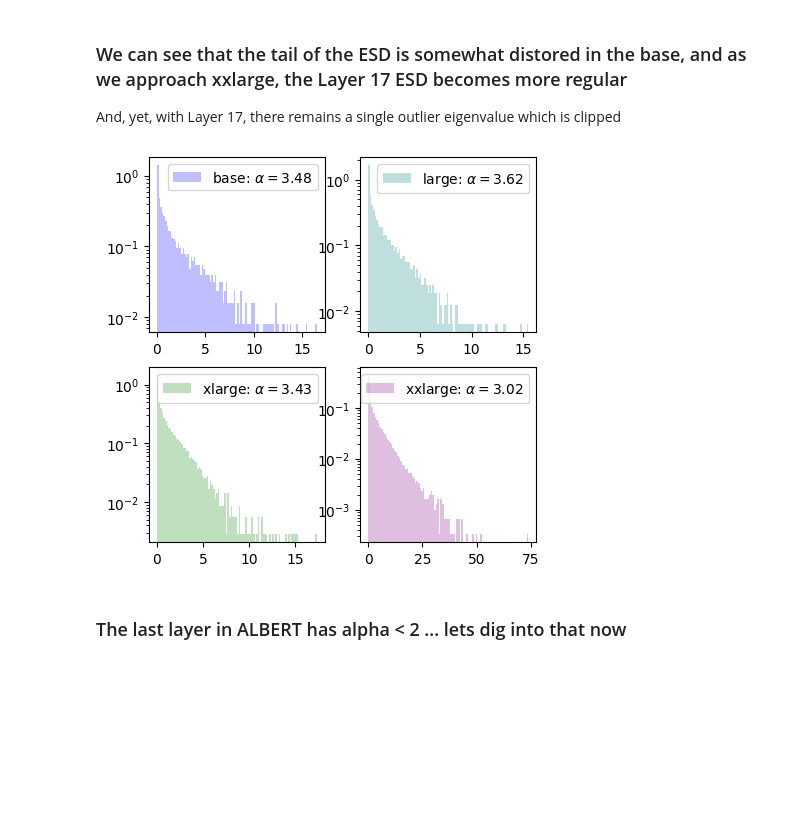
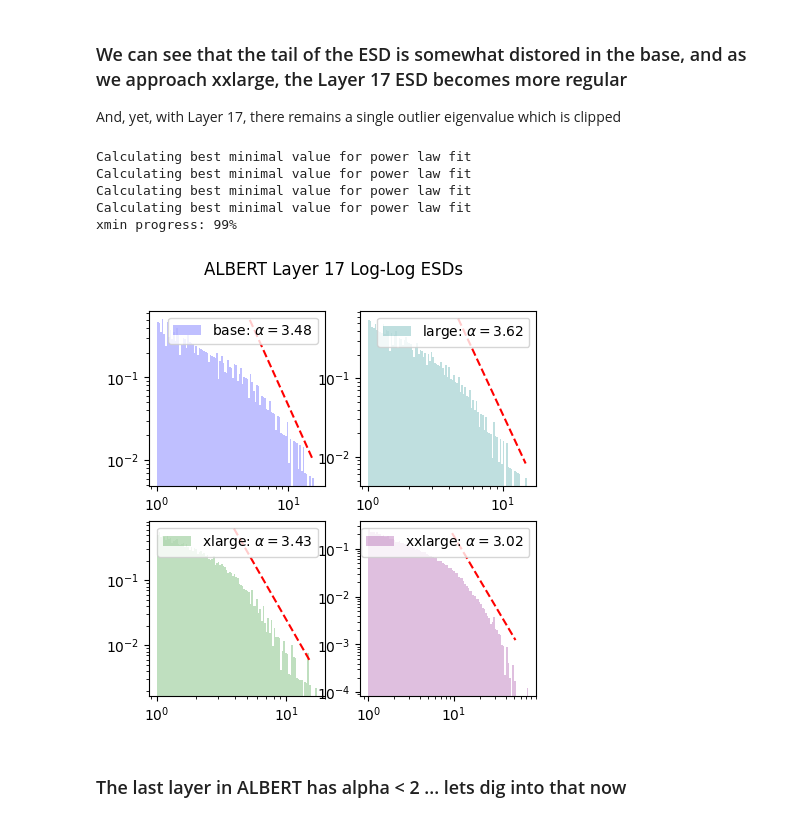
Before and after one commit to CalculatedContent/WeightWatcher, a Jupyter notebook: examples/WW-Albert.ipynb, the cells around one changed output. Saved outputs shown, nothing was run; the diff lists cells and outputs as text; code cells hidden in the pictures; blank space fills up the shorter version.

Commit message:
updated albert notebook

```diff
--- a/examples/WW-Albert.ipynb
+++ b/examples/WW-Albert.ipynb
@@ -623,27 +639,43 @@ INFO:weightwatcher:Getting ESD for layer 17
 ### We can see that the tail of the ESD is somewhat distored in the base, and as we approach xxlarge, the Layer 17 ESD becomes more regular
 
 And, yet, with Layer 17, there remains a single outlier eigenvalue which is clipped
+# %%
+def plot_loghist(axis, x, label, color=color):
+    hist, bins = np.histogram(x, bins=100)
+    logbins = np.logspace(np.log10(bins[0]),np.log10(bins[-1]),len(bins))
+    axis.hist(x, bins=logbins, density=True, color=color, alpha=0.25, label=label)
+    axis.set_xscale('log')
 # %%
+import powerlaw
 fig, axs = plt.subplots(2, 2)
 axes = [axs[0, 0], axs[0, 1], axs[1, 0], axs[1, 1]]
 colors = ['blue', 'teal', 'green', 'purple']
 for idx, version in enumerate(versions):
 
     D = all_details[idx]
     D = D[D.layer_id==17]
     alpha = D.alpha.to_numpy()[0]
 
     esd = all_esds[idx]
     axis = axes[idx]
     color = colors[idx]
 
     label = version+r": $\alpha=$"+f"{alpha:0.2f}"
 
-    axis.hist(esd, bins=100, log=True, color=colors[idx], label=label, alpha=0.25, density=True)
-    axis.legend()
+    plot_loghist(axis, esd[esd>1], label, color=colors[idx])
+    axis.legend(loc='upper right')
+
+    fit = powerlaw.Fit(esd, xmax=esd[-2])
+    fit.power_law.plot_pdf(color='r', linestyle='--', ax=axis)
+fig.suptitle('ALBERT Layer 17 Log-Log ESDs ')
 plt.show()
 # %% [output]
+Calculating best minimal value for power law fit
+Calculating best minimal value for power law fit
+Calculating best minimal value for power law fit
+Calculating best minimal value for power law fit
+xmin progress: 99%
-[figure, old version]
+[figure, new version]
 # %% [markdown]
 ### The last layer in ALBERT has alpha < 2 ... lets dig into that now
 # %%
```
Also changed, not shown: parts of 12 cells of this notebook.
